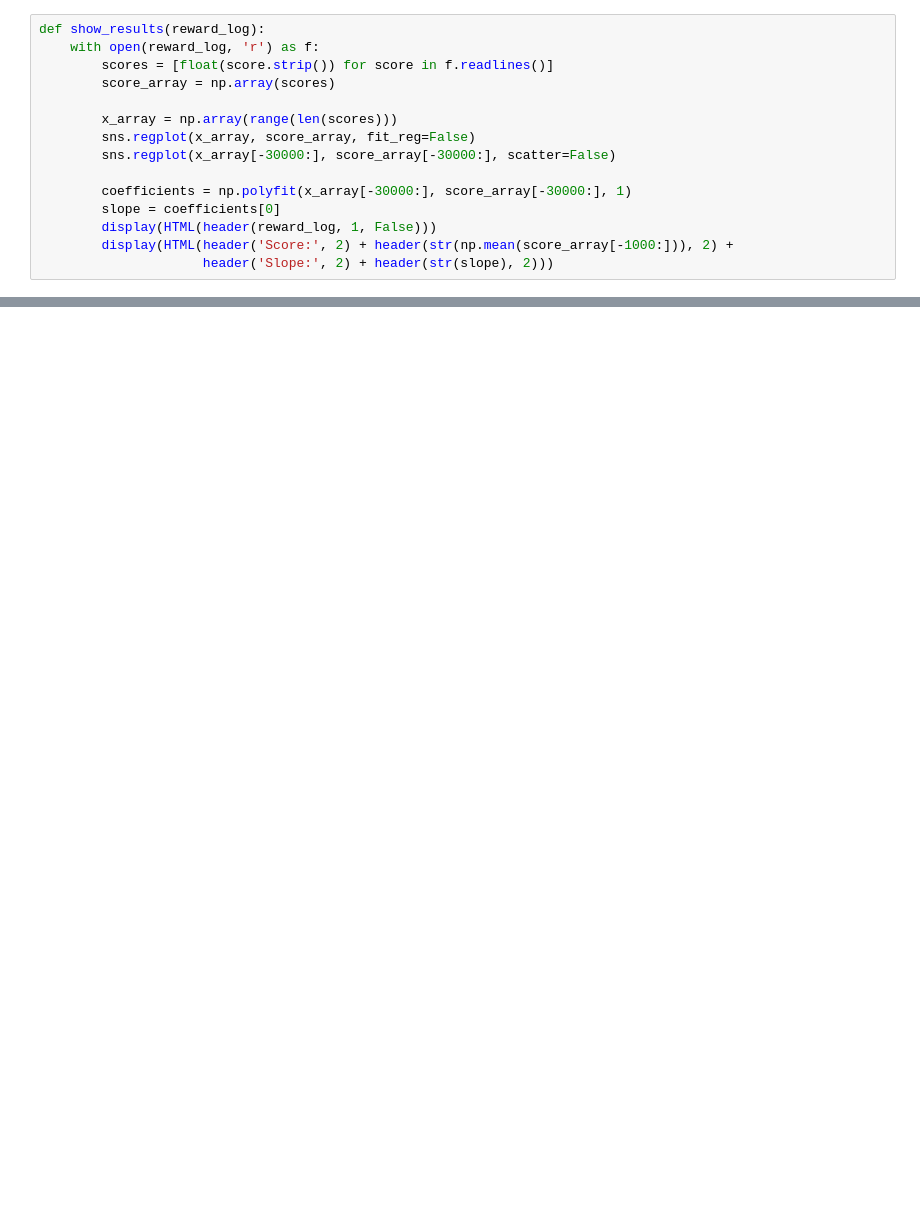
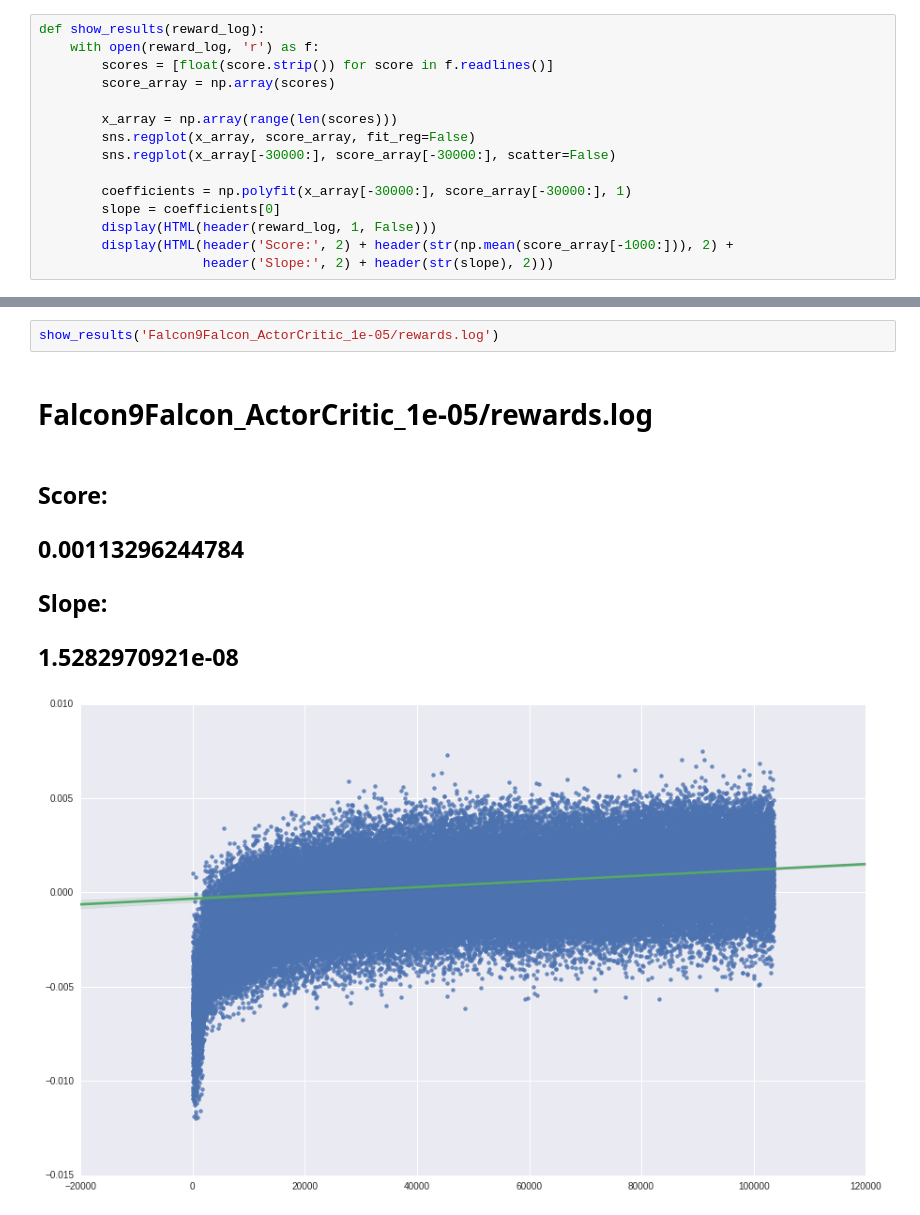
Before and after one commit to vladfi1/phillip, a Jupyter notebook: saves/result_plots_local.ipynb, the cells around one changed output, grey strips where cells are left out. Saved outputs shown, nothing was run; the diff lists cells and outputs as text; blank space fills up the shorter version.

```diff
--- a/saves/result_plots_local.ipynb
+++ b/saves/result_plots_local.ipynb
@@ -68,0 +78,9 @@ Slope:
+# %%
+show_results('Falcon9Falcon_ActorCritic_1e-05/rewards.log')
+# %% [output]
+Falcon9Falcon_ActorCritic_1e-05/rewards.log
+Score:
+0.00113296244784
+Slope:
+1.5282970921e-08
+[figure, added]
```
Also changed, not shown: parts of 7 cells of this notebook, 1 other file.
